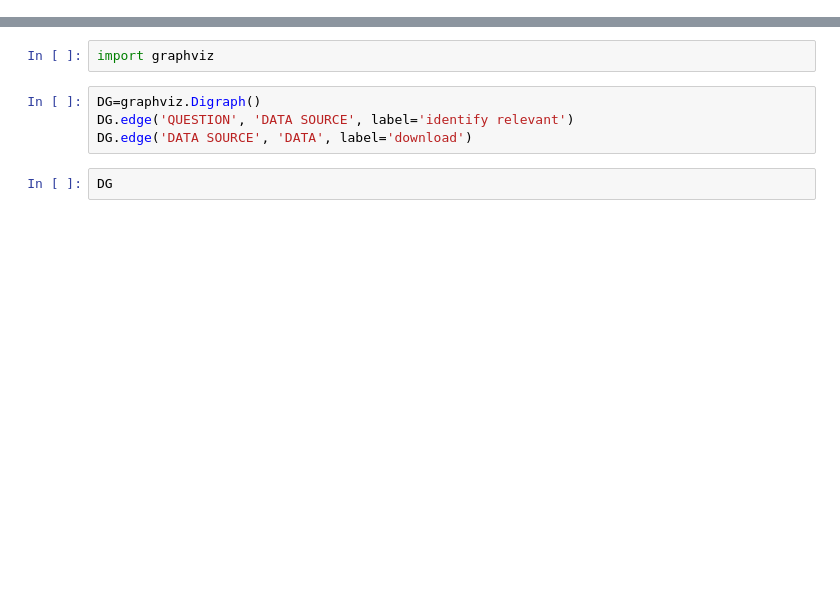
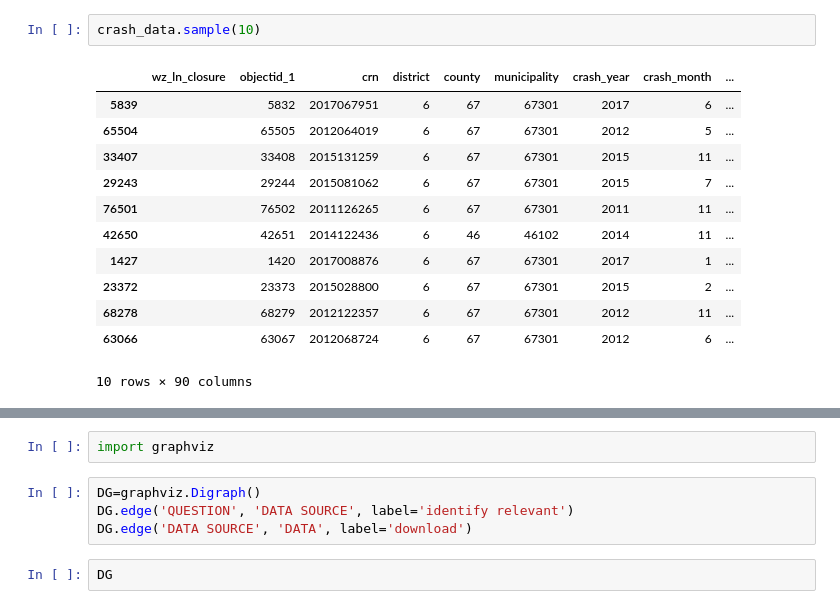
Before and after one commit to mbod/comm318_stories_from_data_fall2019, a Jupyter notebook: notebooks/lectures/0_course_overview/introduction_to_python_programming_for_data_journalism.ipynb, the cells around one changed output, grey strips where cells are left out. Saved outputs shown, nothing was run; the diff lists cells and outputs as text; blank space fills up the shorter version.

```diff
--- a/notebooks/lectures/0_course_overview/introduction_to_python_programming_for_data_journalism.ipynb
+++ b/notebooks/lectures/0_course_overview/introduction_to_python_programming_for_data_journalism.ipynb
@@ -9,0 +163,15 @@ This notebook uses a data from the
+# %%
+crash_data.sample(10)
+# %% [output]
+|  | wz_ln_closure | objectid_1 | crn | district | county | municipality | crash_year | crash_month | ... |
+| 5839 |  | 5832 | 2017067951 | 6 | 67 | 67301 | 2017 | 6 | ... |
+| 65504 |  | 65505 | 2012064019 | 6 | 67 | 67301 | 2012 | 5 | ... |
+| 33407 |  | 33408 | 2015131259 | 6 | 67 | 67301 | 2015 | 11 | ... |
+| 29243 |  | 29244 | 2015081062 | 6 | 67 | 67301 | 2015 | 7 | ... |
+| 76501 |  | 76502 | 2011126265 | 6 | 67 | 67301 | 2011 | 11 | ... |
+| 42650 |  | 42651 | 2014122436 | 6 | 46 | 46102 | 2014 | 11 | ... |
+| 1427 |  | 1420 | 2017008876 | 6 | 67 | 67301 | 2017 | 1 | ... |
+| 23372 |  | 23373 | 2015028800 | 6 | 67 | 67301 | 2015 | 2 | ... |
+| 68278 |  | 68279 | 2012122357 | 6 | 67 | 67301 | 2012 | 11 | ... |
+| 63066 |  | 63067 | 2012068724 | 6 | 67 | 67301 | 2012 | 6 | ... |
+10 rows × 90 columns
```
Also changed, not shown: parts of 21 cells of this notebook, 4 other files.
